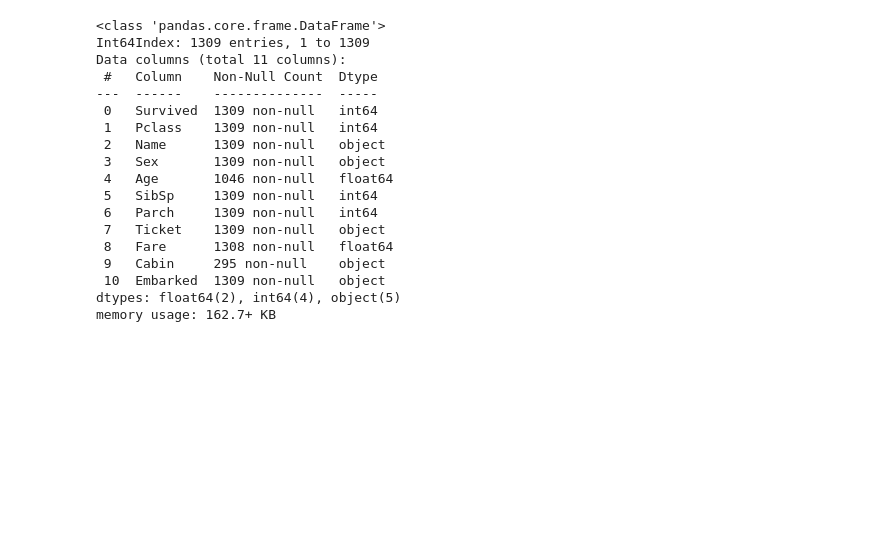
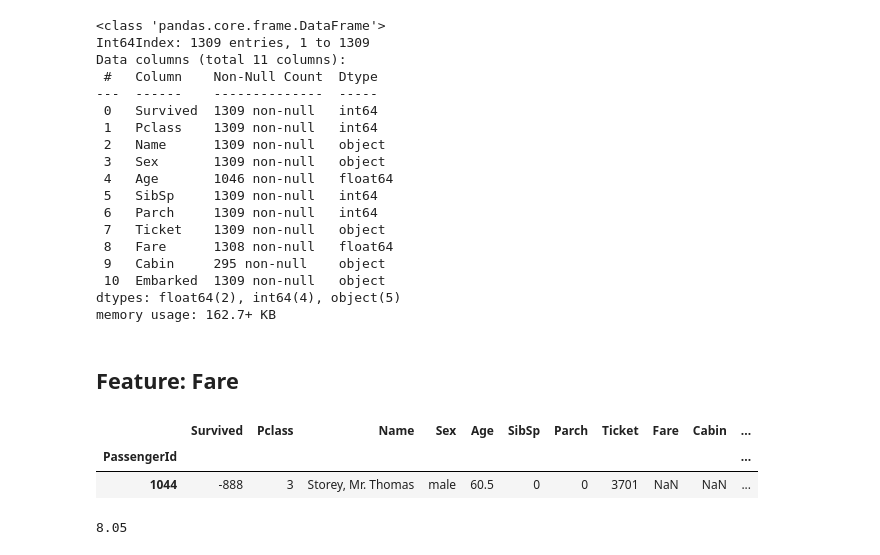
Before and after one commit to biljana-zobenica/titanic, a Jupyter notebook: notebooks/2.0-bz-exploring-processing-data.ipynb, the cells around one changed output. Cells and saved outputs as stored; diff of their text form; code cells hidden in the pictures; blank space fills up the shorter version.

Commit message:
Solving missing values_Feature: Fare

```diff
--- a/notebooks/2.0-bz-exploring-processing-data.ipynb
+++ b/notebooks/2.0-bz-exploring-processing-data.ipynb
@@ -646,3 +646,18 @@ Data columns (total 11 columns):
  10  Embarked  1309 non-null   object
 dtypes: float64(2), int64(4), object(5)
 memory usage: 162.7+ KB
+# %% [markdown]
+## Feature: Fare
+# %%
+df[df.Fare.isnull()]
+# %% [output]
+|  | Survived | Pclass | Name | Sex | Age | SibSp | Parch | Ticket | Fare | Cabin | ... |
+| PassengerId |  |  |  |  |  |  |  |  |  |  | ... |
+| 1044 | -888 | 3 | Storey, Mr. Thomas | male | 60.5 | 0 | 0 | 3701 | NaN | NaN | ... |
+# %%
+# filter the passengers with 'Pclass'==3 and 'Embarked'=='S', only 'Fare' attribute of filtered rows
+# apply .median function on those data
+median_fare = df.loc[(df.Pclass == 3) & (df.Embarked == 'S'), 'Fare'].median()
+print (median_fare)
+# %% [output]
+8.05
```
Also changed, not shown: parts of 2 cells of this notebook.
